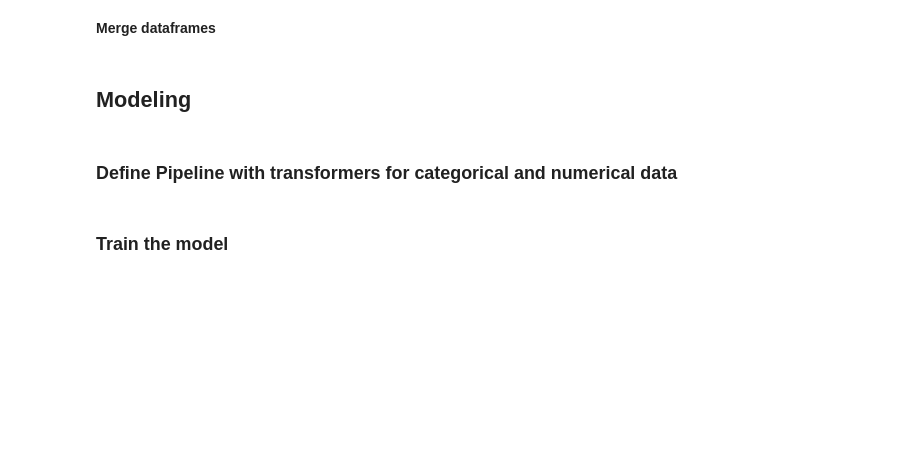
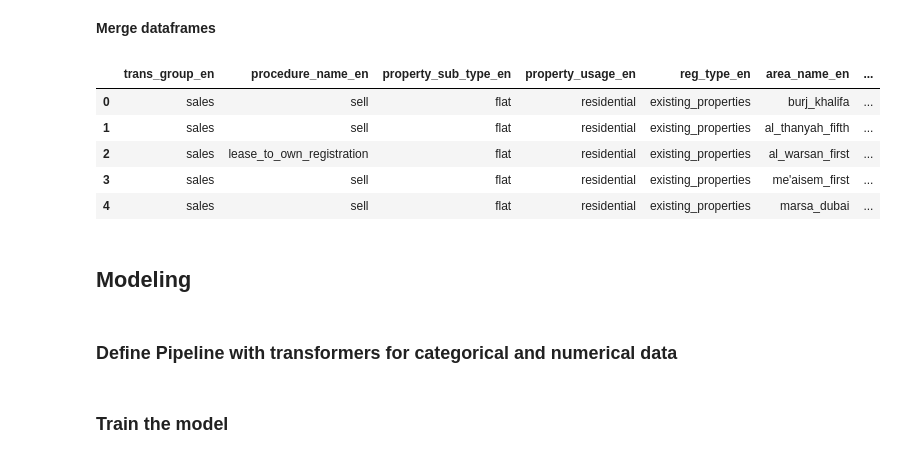
Before and after one commit to ssuljo/dld_transactions_analytics, a Jupyter notebook: notebook.ipynb, the cells around one changed output. Cells and saved outputs as stored; diff of their text form; code cells hidden in the pictures; blank space fills up the shorter version.

```diff
--- a/notebook.ipynb
+++ b/notebook.ipynb
@@ -631,3 +621,12 @@ df_final = pd.concat(frames)
+# %%
+df_final.head()
+# %% [output]
+|  | trans_group_en | procedure_name_en | property_sub_type_en | property_usage_en | reg_type_en | area_name_en | ... |
+| 0 | sales | sell | flat | residential | existing_properties | burj_khalifa | ... |
+| 1 | sales | sell | flat | residential | existing_properties | al_thanyah_fifth | ... |
+| 2 | sales | lease_to_own_registration | flat | residential | existing_properties | al_warsan_first | ... |
+| 3 | sales | sell | flat | residential | existing_properties | me'aisem_first | ... |
+| 4 | sales | sell | flat | residential | existing_properties | marsa_dubai | ... |
 # %% [markdown]
 ## Modeling
 # %% [markdown]
```
Also changed, not shown: parts of 40 cells of this notebook, 3 other files.
